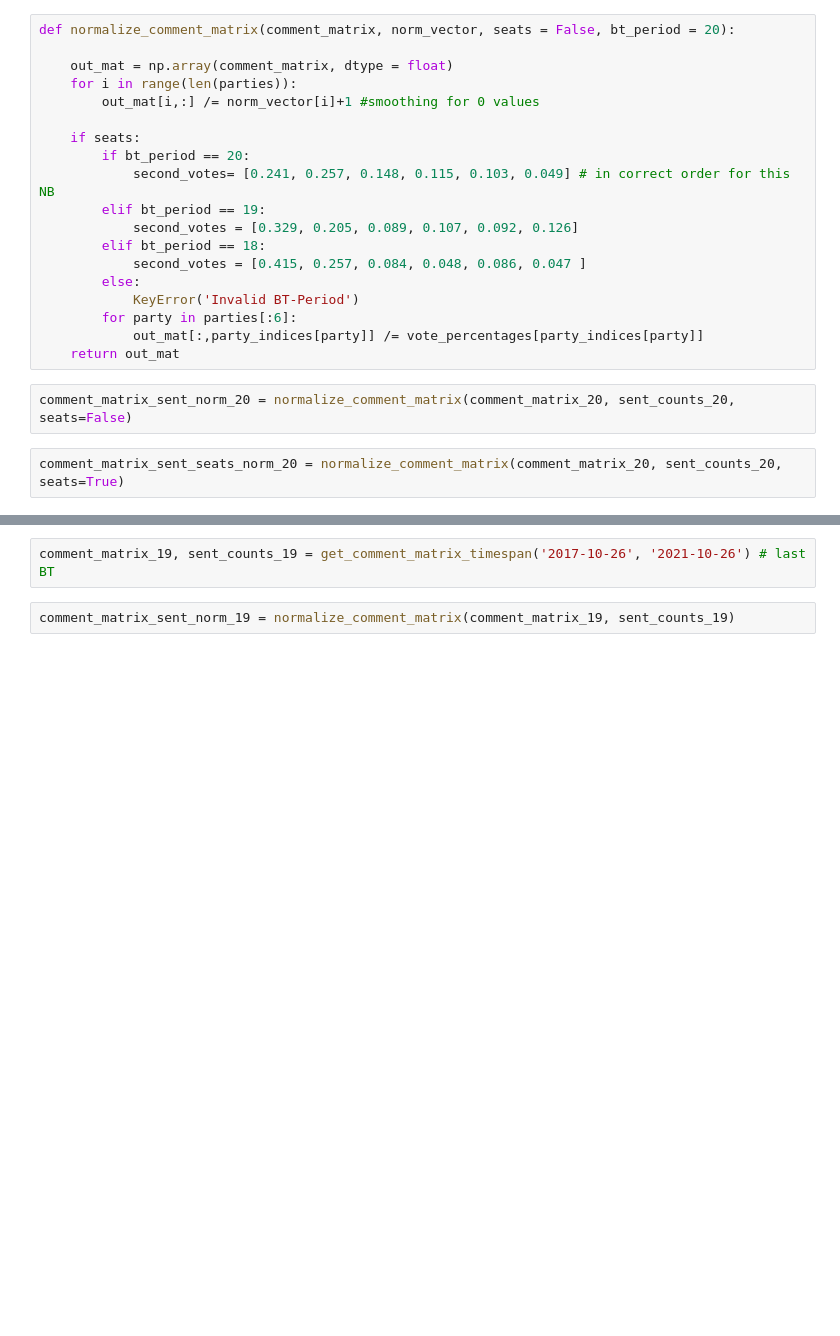
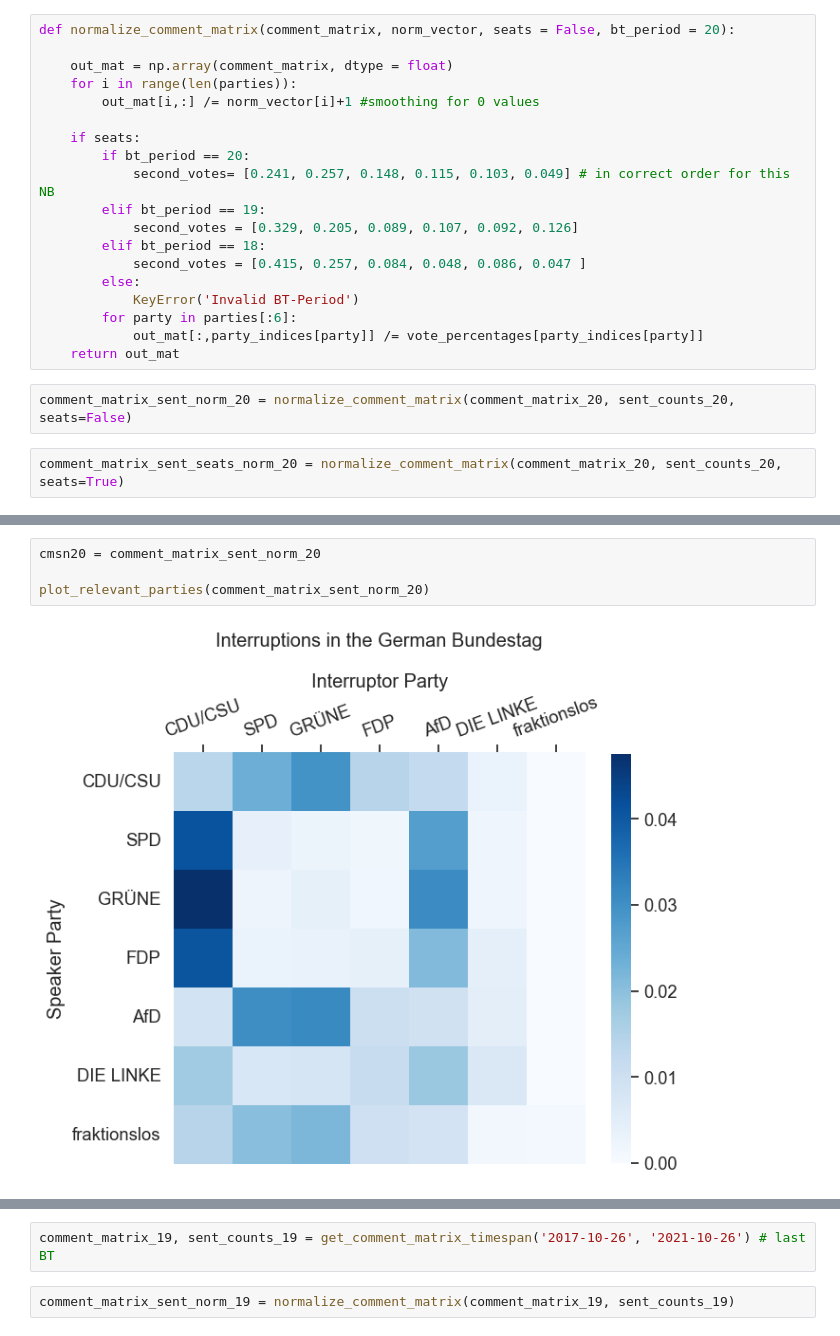
Before and after one commit to stellamoR/bundestag_zwischenrufe, a Jupyter notebook: 04_statistical_analysis.ipynb, the cells around one changed output, grey strips where cells are left out. Cells and saved outputs as stored; diff of their text form; blank space fills up the shorter version.

```diff
--- a/04_statistical_analysis.ipynb
+++ b/04_statistical_analysis.ipynb
@@ -190,3 +227,9 @@ plot_relevant_parties(comment_matrix_sent_norm_20)
+# %%
+cmsn20 = comment_matrix_sent_norm_20
+
+plot_relevant_parties(comment_matrix_sent_norm_20)
+# %% [output]
+[figure, added]
 # %%
 plot_relevant_parties(comment_matrix_sent_seats_norm_20)
 # %% [output]
```
Also changed, not shown: parts of 17 cells of this notebook, 7 other files.
